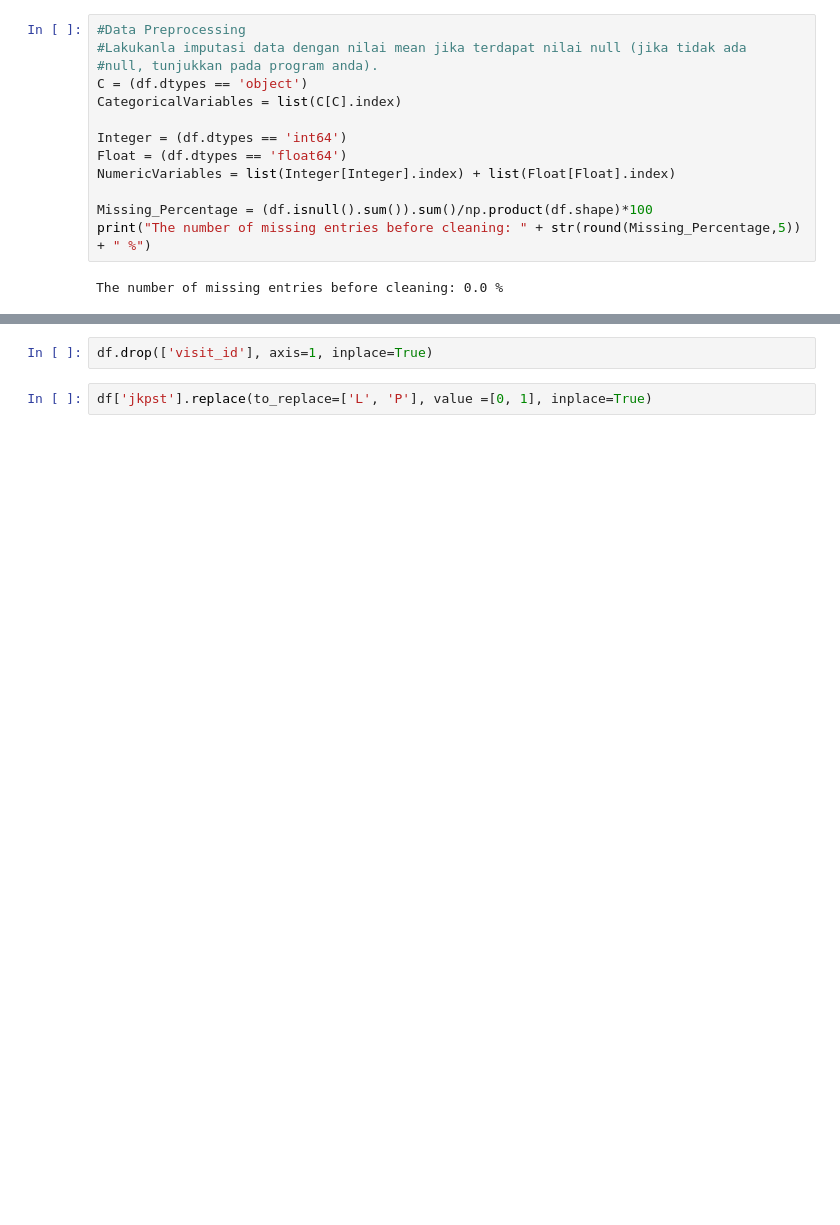
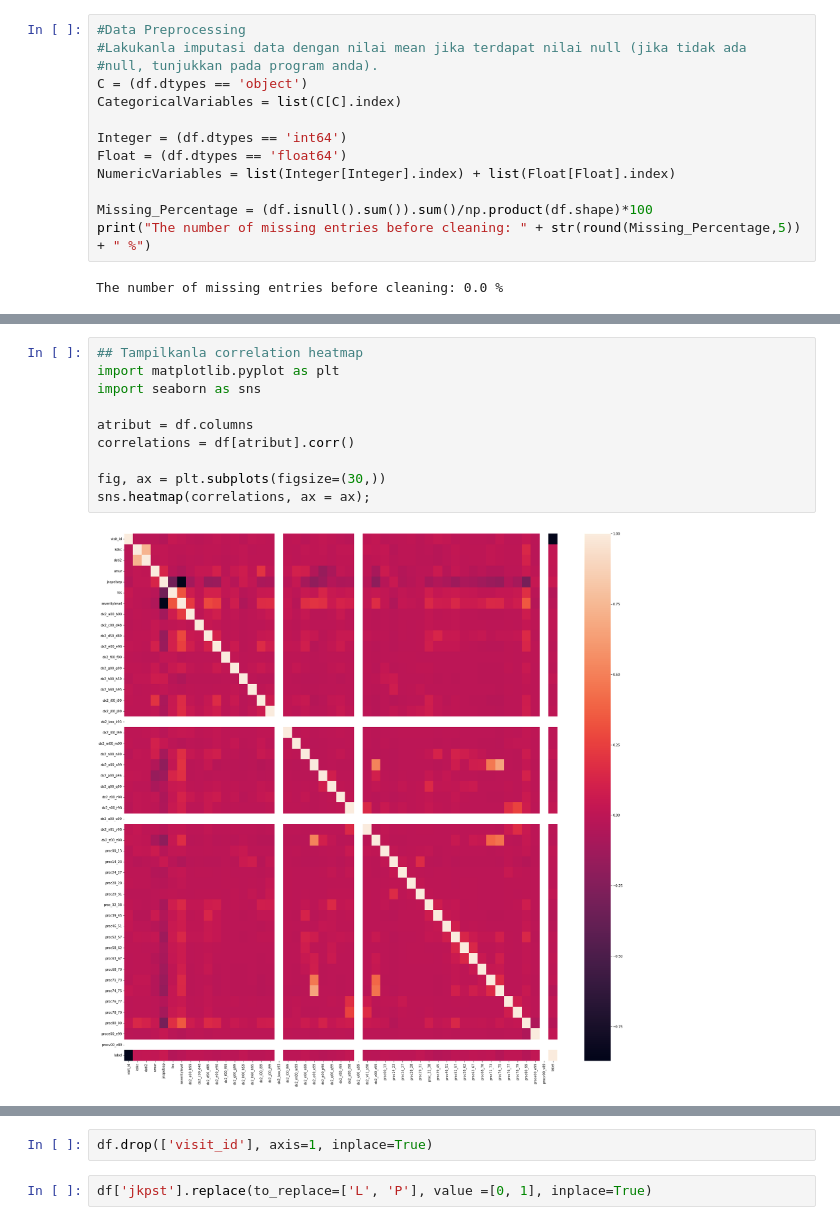
Before and after one commit to letaresaragih/Kelompok-1-Data-Mining-Project-Binary-Classification, a Jupyter notebook: code/Dami_RFC_DataUderstandingAndPrep.ipynb, the cells around one changed output, grey strips where cells are left out. Drawn from its saved outputs; the diff is of its cells as text; blank space fills up the shorter version.

```diff
--- a/code/Dami_RFC_DataUderstandingAndPrep.ipynb
+++ b/code/Dami_RFC_DataUderstandingAndPrep.ipynb
@@ -80,0 +106,12 @@ The number of missing entries before cleaning: 0.0 %
+# %%
+## Tampilkanla correlation heatmap
+import matplotlib.pyplot as plt
+import seaborn as sns
+
+atribut = df.columns
+correlations = df[atribut].corr()
+
+fig, ax = plt.subplots(figsize=(30,))
+sns.heatmap(correlations, ax = ax);
+# %% [output]
+[figure, added]
```
Also changed, not shown: parts of 34 cells of this notebook.
